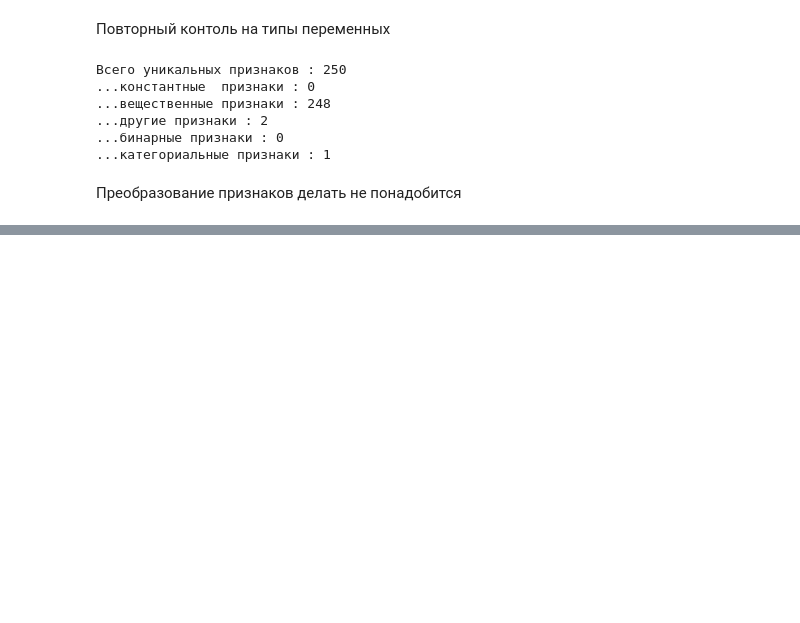
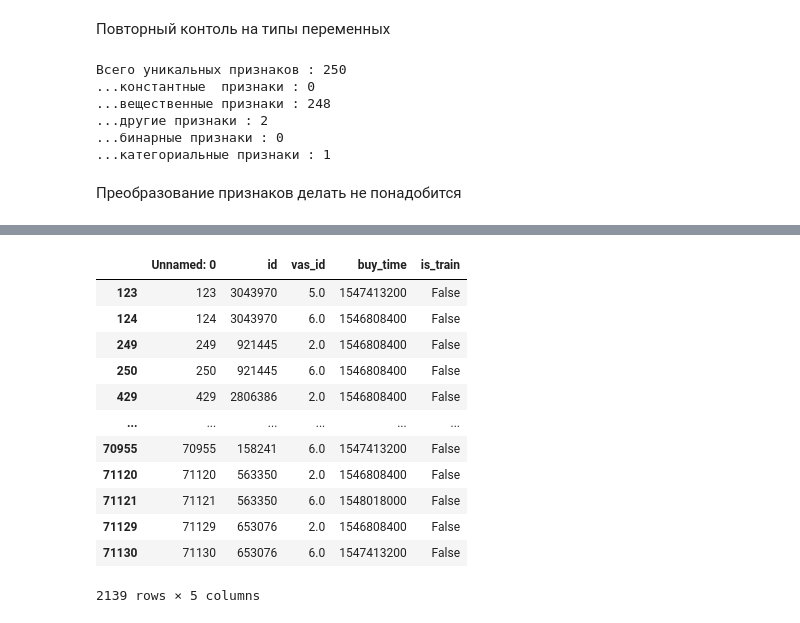
Before and after one commit to alex-chin/gb_megafone1, a Jupyter notebook: Project/megafone_offer_service.ipynb, the cells around one changed output, grey strips where cells are left out. Saved outputs shown, nothing was run; the diff lists cells and outputs as text; code cells hidden in the pictures; blank space fills up the shorter version.

```diff
--- a/Project/megafone_offer_service.ipynb
+++ b/Project/megafone_offer_service.ipynb
@@ -800,2 +763,5 @@ join_tempo(17679, feats, data_train)
 # %% [markdown]
 #### Полное соединение наборов коррекция по времени действия профиля
+# %%
+data_train = pd.read_csv('data_train.csv')
+data_test = pd.read_csv('data_test.csv')
@@ -801,0 +790,4 @@ join_tempo(17679, feats, data_train)
+# %%
+data_train['is_train'] = True
+data_train['target'] = 0
+data_test['is_train'] = False
@@ -903,0 +957,16 @@ feat_inspector.print()
+# %%
+data_test[data_test.duplicated(subset=['id'], keep=False)]
+# %% [output]
+|  | Unnamed: 0 | id | vas_id | buy_time | is_train |
+| 123 | 123 | 3043970 | 5.0 | 1547413200 | False |
+| 124 | 124 | 3043970 | 6.0 | 1546808400 | False |
+| 249 | 249 | 921445 | 2.0 | 1546808400 | False |
+| 250 | 250 | 921445 | 6.0 | 1546808400 | False |
+| 429 | 429 | 2806386 | 2.0 | 1546808400 | False |
+| ... | ... | ... | ... | ... | ... |
+| 70955 | 70955 | 158241 | 6.0 | 1547413200 | False |
+| 71120 | 71120 | 563350 | 2.0 | 1546808400 | False |
+| 71121 | 71121 | 563350 | 6.0 | 1548018000 | False |
+| 71129 | 71129 | 653076 | 2.0 | 1546808400 | False |
+| 71130 | 71130 | 653076 | 6.0 | 1547413200 | False |
+2139 rows × 5 columns
```
Also changed, not shown: parts of 26 cells of this notebook, 1 other file.
